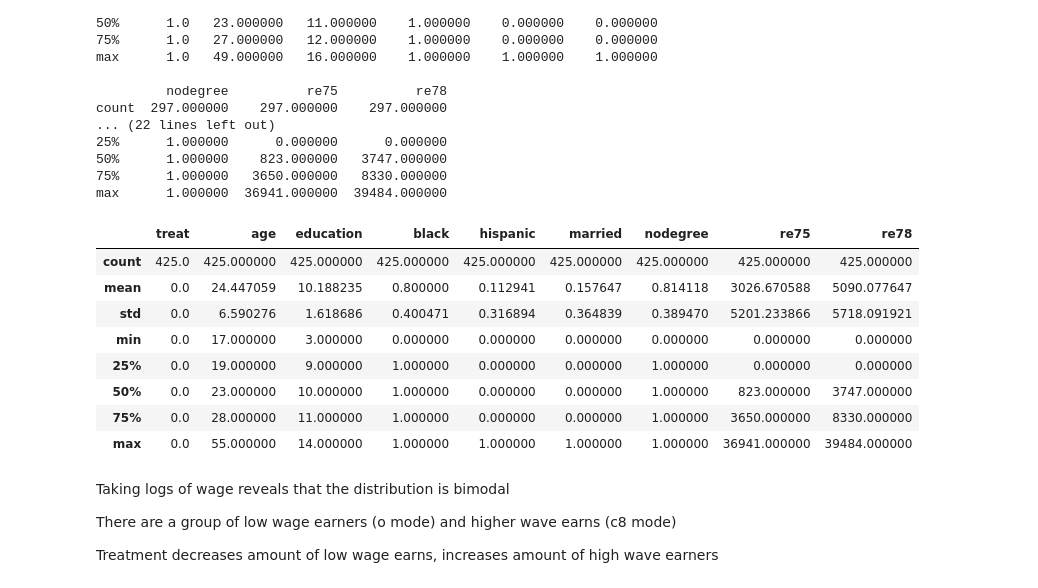
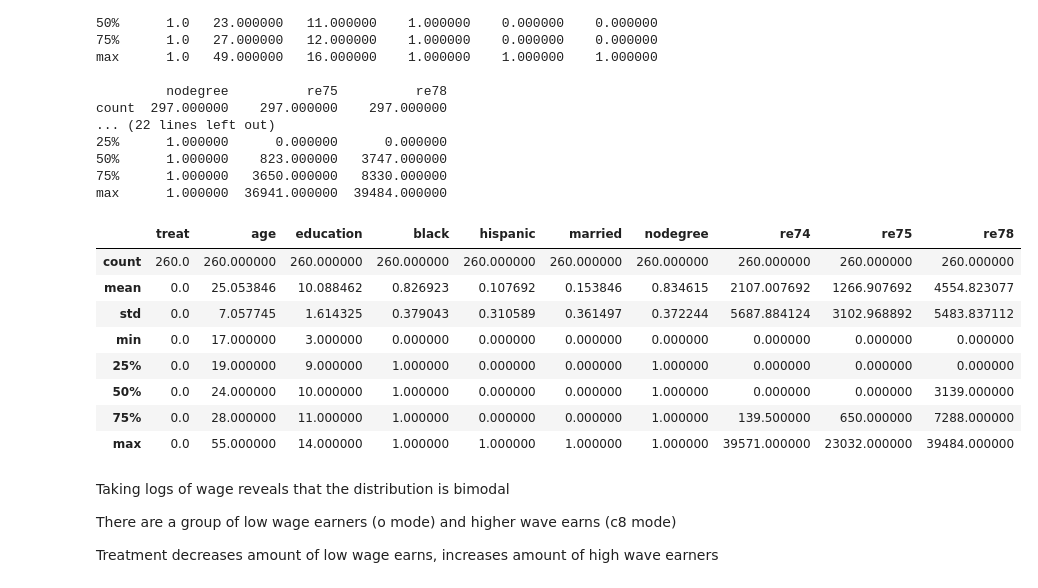
Before and after one commit to MawuliAgamah/ml-propensity-score-matching, a Jupyter notebook: Jupyter notebooks/lalonde.ipynb, the cells around one changed output. Saved outputs shown, nothing was run; the diff lists cells and outputs as text; code cells hidden in the pictures.

```diff
--- a/Jupyter notebooks/lalonde.ipynb
+++ b/Jupyter notebooks/lalonde.ipynb
@@ -168,17 +170,17 @@ count  297.000000    297.000000    297.000000
 75%      1.000000   3650.000000   8330.000000
 max      1.000000  36941.000000  39484.000000
 # %%
-nsw[nsw['treat']==0].describe()
+nswre74[nswre74['treat']==0].describe()
 # %% [output]
-|  | treat | age | education | black | hispanic | married | nodegree | re75 | re78 |
-| count | 425.0 | 425.000000 | 425.000000 | 425.000000 | 425.000000 | 425.000000 | 425.000000 | 425.000000 | 425.000000 |
-| mean | 0.0 | 24.447059 | 10.188235 | 0.800000 | 0.112941 | 0.157647 | 0.814118 | 3026.670588 | 5090.077647 |
-| std | 0.0 | 6.590276 | 1.618686 | 0.400471 | 0.316894 | 0.364839 | 0.389470 | 5201.233866 | 5718.091921 |
-| min | 0.0 | 17.000000 | 3.000000 | 0.000000 | 0.000000 | 0.000000 | 0.000000 | 0.000000 | 0.000000 |
-| 25% | 0.0 | 19.000000 | 9.000000 | 1.000000 | 0.000000 | 0.000000 | 1.000000 | 0.000000 | 0.000000 |
-| 50% | 0.0 | 23.000000 | 10.000000 | 1.000000 | 0.000000 | 0.000000 | 1.000000 | 823.000000 | 3747.000000 |
-| 75% | 0.0 | 28.000000 | 11.000000 | 1.000000 | 0.000000 | 0.000000 | 1.000000 | 3650.000000 | 8330.000000 |
-| max | 0.0 | 55.000000 | 14.000000 | 1.000000 | 1.000000 | 1.000000 | 1.000000 | 36941.000000 | 39484.000000 |
+|  | treat | age | education | black | hispanic | married | nodegree | re74 | re75 | re78 |
+| count | 260.0 | 260.000000 | 260.000000 | 260.000000 | 260.000000 | 260.000000 | 260.000000 | 260.000000 | 260.000000 | 260.000000 |
+| mean | 0.0 | 25.053846 | 10.088462 | 0.826923 | 0.107692 | 0.153846 | 0.834615 | 2107.007692 | 1266.907692 | 4554.823077 |
+| std | 0.0 | 7.057745 | 1.614325 | 0.379043 | 0.310589 | 0.361497 | 0.372244 | 5687.884124 | 3102.968892 | 5483.837112 |
+| min | 0.0 | 17.000000 | 3.000000 | 0.000000 | 0.000000 | 0.000000 | 0.000000 | 0.000000 | 0.000000 | 0.000000 |
+| 25% | 0.0 | 19.000000 | 9.000000 | 1.000000 | 0.000000 | 0.000000 | 1.000000 | 0.000000 | 0.000000 | 0.000000 |
+| 50% | 0.0 | 24.000000 | 10.000000 | 1.000000 | 0.000000 | 0.000000 | 1.000000 | 0.000000 | 0.000000 | 3139.000000 |
+| 75% | 0.0 | 28.000000 | 11.000000 | 1.000000 | 0.000000 | 0.000000 | 1.000000 | 139.500000 | 650.000000 | 7288.000000 |
+| max | 0.0 | 55.000000 | 14.000000 | 1.000000 | 1.000000 | 1.000000 | 1.000000 | 39571.000000 | 23032.000000 | 39484.000000 |
 # %% [markdown]
 <p> Taking logs of wage reveals that the distribution is bimodal </p>
 <p> There are a group of low wage earners (o mode) and higher wave earns (c8 mode) </p>
```
Also changed, not shown: parts of 6 cells of this notebook, 10 other files.
